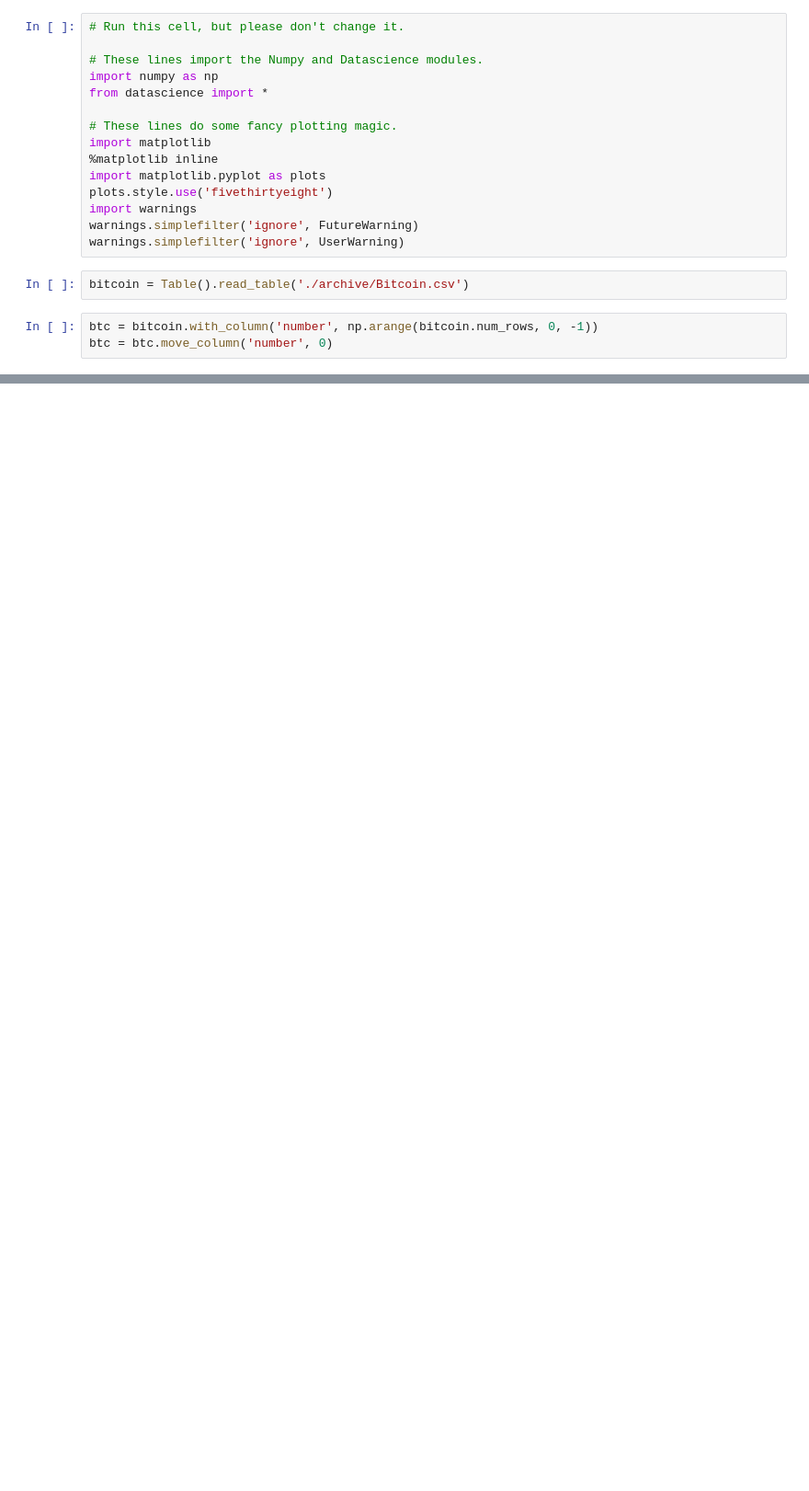
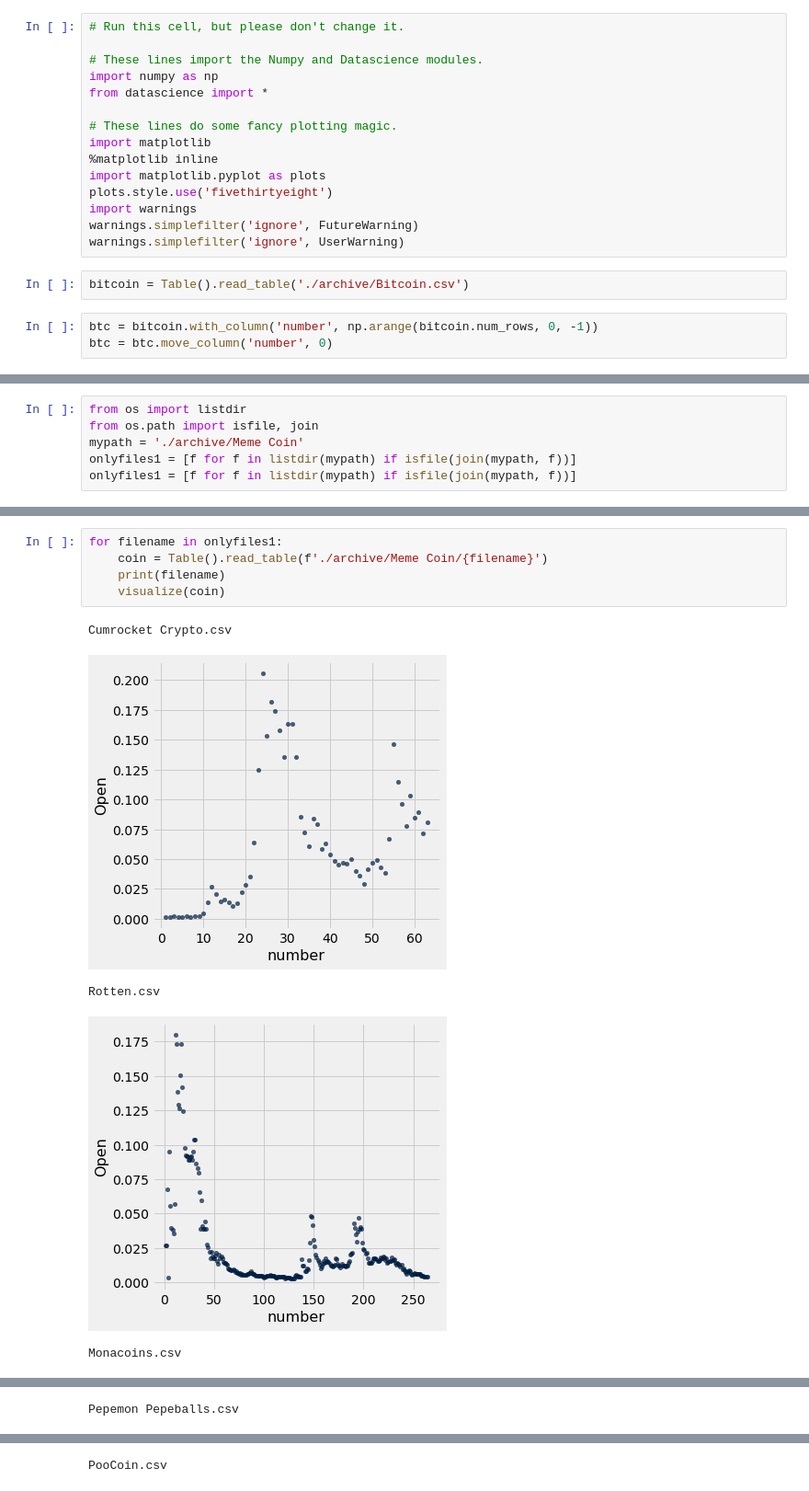
Before and after one commit to SilverFang890/sam-research, a Jupyter notebook: project_brainstorm.ipynb, the cells around one changed output, grey strips where cells are left out. Shown: that part at 92% size. Cells and saved outputs as stored; diff of their text form; blank space fills up the shorter version.

```diff
--- a/project_brainstorm.ipynb
+++ b/project_brainstorm.ipynb
@@ -25,0 +73,6 @@ plt.show()
+# %%
+from os import listdir
+from os.path import isfile, join
+mypath = './archive/Meme Coin'
+onlyfiles1 = [f for f in listdir(mypath) if isfile(join(mypath, f))]
+onlyfiles1 = [f for f in listdir(mypath) if isfile(join(mypath, f))]
@@ -25,0 +101,11 @@ plt.show()
+# %%
+for filename in onlyfiles1:
+    coin = Table().read_table(f'./archive/Meme Coin/{filename}')
+    print(filename)
+    visualize(coin)
+# %% [output]
+Cumrocket Crypto.csv
+[figure, added]
+Rotten.csv
+[figure, added]
+Monacoins.csv
@@ -25,0 +113 @@ plt.show()
+Pepemon Pepeballs.csv
@@ -25,0 +115 @@ plt.show()
+PooCoin.csv
```
Also changed, not shown: parts of 9 cells of this notebook, 40 other files.
